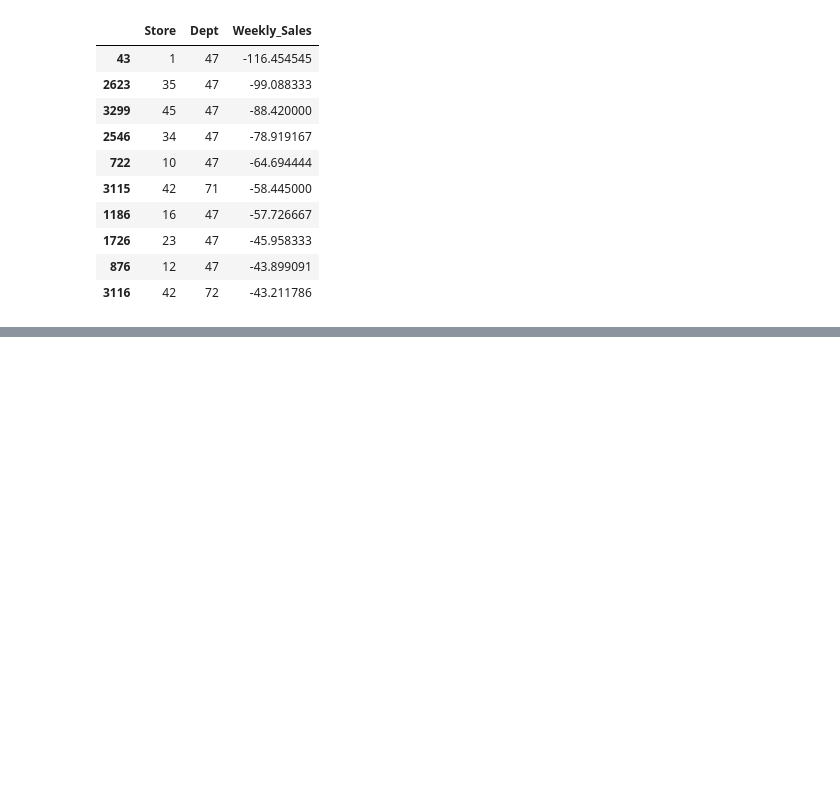
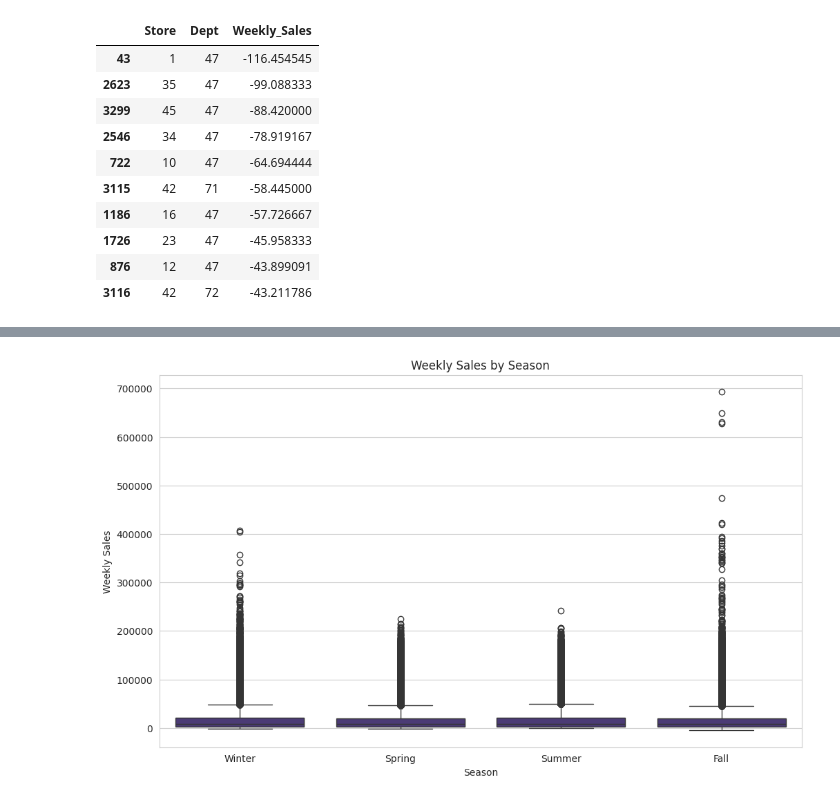
Before and after one commit to CarlTeapot/Walmart-Recruiting, a Jupyter notebook: data_exploration.ipynb, the cells around one changed output, grey strips where cells are left out. Drawn from its saved outputs; the diff is of its cells as text; code cells hidden in the pictures; blank space fills up the shorter version.

```diff
--- a/data_exploration.ipynb
+++ b/data_exploration.ipynb
@@ -200,0 +211,21 @@ def scatter(dataset, column):
+# %%
+def get_season(month):
+    if month in [12, 1, 2]:
+        return 'Winter'
+    elif month in [3, 4, 5]:
+        return 'Spring'
+    elif month in [6, 7, 8]:
+        return 'Summer'
+    else:
+        return 'Fall'
+
+train_df['Season'] = train_df['Date'].dt.month.apply(get_season)
+
+plt.figure(figsize=(12, 7))
+sns.boxplot(x='Season', y='Weekly_Sales', data=train_df)
+plt.title('Weekly Sales by Season')
+plt.xlabel('Season')
+plt.ylabel('Weekly Sales')
+plt.show()
+# %% [output]
+[figure, added]
```
Also changed, not shown: parts of 18 cells of this notebook.
